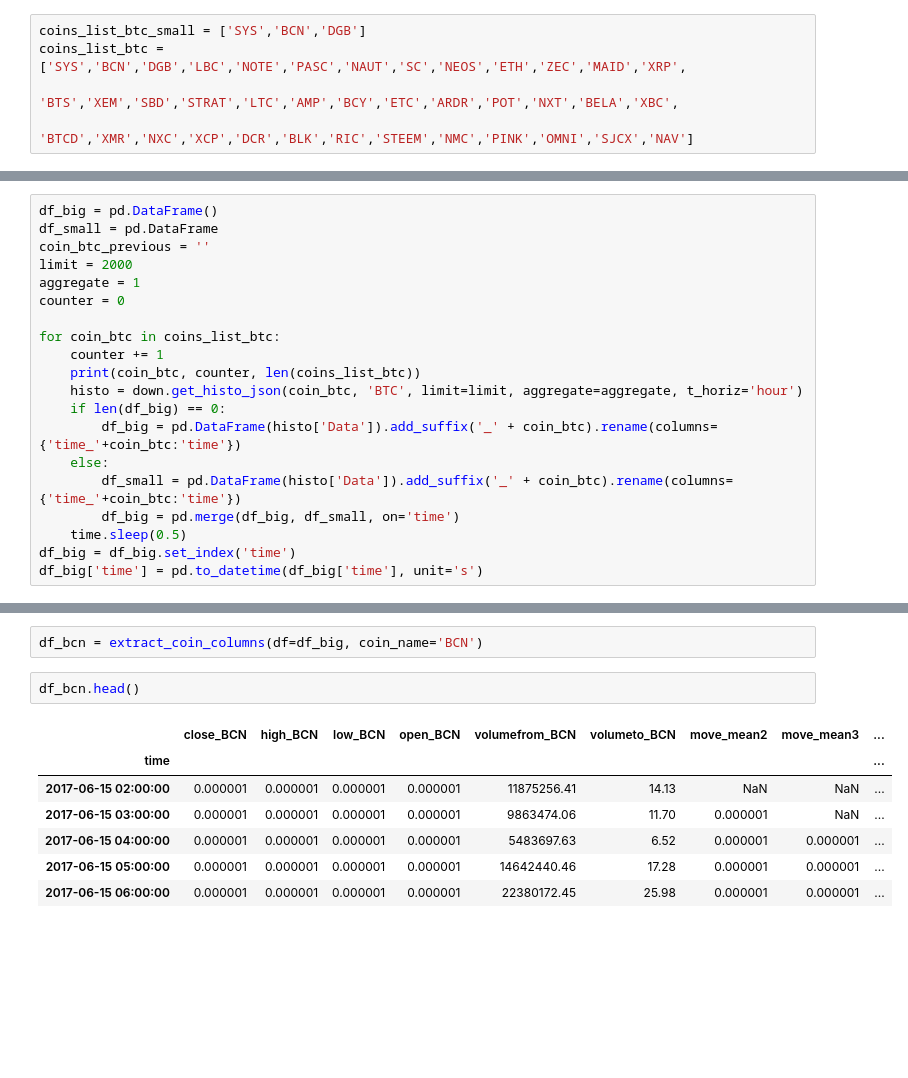
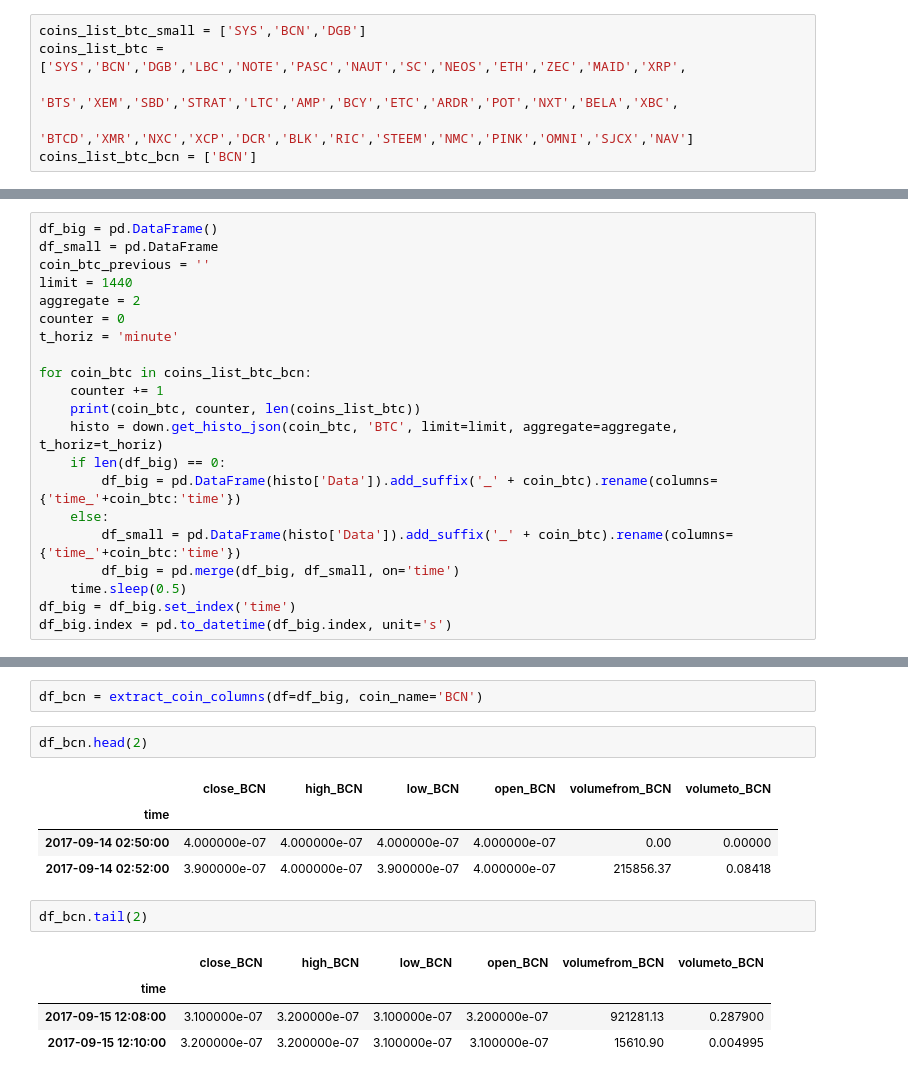
Before and after one commit to SupermanAdam007/Crypto_history_funn, a Jupyter notebook: Crypto_history_funn.ipynb, the cells around one changed output, grey strips where cells are left out. Cells and saved outputs as stored; diff of their text form; blank space fills up the shorter version.

```diff
--- a/Crypto_history_funn.ipynb
+++ b/Crypto_history_funn.ipynb
@@ -26,20 +31,22 @@ coins_list_btc_small = ['SYS','BCN','DGB']
 coins_list_btc = ['SYS','BCN','DGB','LBC','NOTE','PASC','NAUT','SC','NEOS','ETH','ZEC','MAID','XRP',
                   'BTS','XEM','SBD','STRAT','LTC','AMP','BCY','ETC','ARDR','POT','NXT','BELA','XBC',
                   'BTCD','XMR','NXC','XCP','DCR','BLK','RIC','STEEM','NMC','PINK','OMNI','SJCX','NAV']
+coins_list_btc_bcn = ['BCN']
 # %%
 down = down_data.Downloader()
 # %%
 df_big = pd.DataFrame()
 df_small = pd.DataFrame
 coin_btc_previous = ''
-limit = 2000
-aggregate = 1
+limit = 1440
+aggregate = 2
 counter = 0
+t_horiz = 'minute'
 
-for coin_btc in coins_list_btc:
+for coin_btc in coins_list_btc_bcn:
     counter += 1
     print(coin_btc, counter, len(coins_list_btc))
-    histo = down.get_histo_json(coin_btc, 'BTC', limit=limit, aggregate=aggregate, t_horiz='hour')
+    histo = down.get_histo_json(coin_btc, 'BTC', limit=limit, aggregate=aggregate, t_horiz=t_horiz)
     if len(df_big) == 0:
         df_big = pd.DataFrame(histo['Data']).add_suffix('_' + coin_btc).rename(columns={'time_'+coin_btc:'time'})
     else:
@@ -47,5 +54,5 @@ for coin_btc in coins_list_btc:
         df_big = pd.merge(df_big, df_small, on='time')
     time.sleep(0.5)
 df_big = df_big.set_index('time')
-df_big['time'] = pd.to_datetime(df_big['time'], unit='s')
+df_big.index = pd.to_datetime(df_big.index, unit='s')
 # %% [output]
@@ -80,13 +61,17 @@ df_big.tail()
 # %%
 df_bcn = extract_coin_columns(df=df_big, coin_name='BCN')
 # %%
-df_bcn.head()
+df_bcn.head(2)
 # %% [output]
-|  | close_BCN | high_BCN | low_BCN | open_BCN | volumefrom_BCN | volumeto_BCN | move_mean2 | move_mean3 | ... |
-| time |  |  |  |  |  |  |  |  | ... |
-| 2017-06-15 02:00:00 | 0.000001 | 0.000001 | 0.000001 | 0.000001 | 11875256.41 | 14.13 | NaN | NaN | ... |
-| 2017-06-15 03:00:00 | 0.000001 | 0.000001 | 0.000001 | 0.000001 | 9863474.06 | 11.70 | 0.000001 | NaN | ... |
-| 2017-06-15 04:00:00 | 0.000001 | 0.000001 | 0.000001 | 0.000001 | 5483697.63 | 6.52 | 0.000001 | 0.000001 | ... |
-| 2017-06-15 05:00:00 | 0.000001 | 0.000001 | 0.000001 | 0.000001 | 14642440.46 | 17.28 | 0.000001 | 0.000001 | ... |
-| 2017-06-15 06:00:00 | 0.000001 | 0.000001 | 0.000001 | 0.000001 | 22380172.45 | 25.98 | 0.000001 | 0.000001 | ... |
+|  | close_BCN | high_BCN | low_BCN | open_BCN | volumefrom_BCN | volumeto_BCN |
+| time |  |  |  |  |  |  |
+| 2017-09-14 02:50:00 | 4.000000e-07 | 4.000000e-07 | 4.000000e-07 | 4.000000e-07 | 0.00 | 0.00000 |
+| 2017-09-14 02:52:00 | 3.900000e-07 | 4.000000e-07 | 3.900000e-07 | 4.000000e-07 | 215856.37 | 0.08418 |
+# %%
+df_bcn.tail(2)
+# %% [output]
+|  | close_BCN | high_BCN | low_BCN | open_BCN | volumefrom_BCN | volumeto_BCN |
+| time |  |  |  |  |  |  |
+| 2017-09-15 12:08:00 | 3.100000e-07 | 3.200000e-07 | 3.100000e-07 | 3.200000e-07 | 921281.13 | 0.287900 |
+| 2017-09-15 12:10:00 | 3.200000e-07 | 3.200000e-07 | 3.100000e-07 | 3.100000e-07 | 15610.90 | 0.004995 |
 # %%
```
Also changed, not shown: parts of 15 cells of this notebook, 1 other file.
